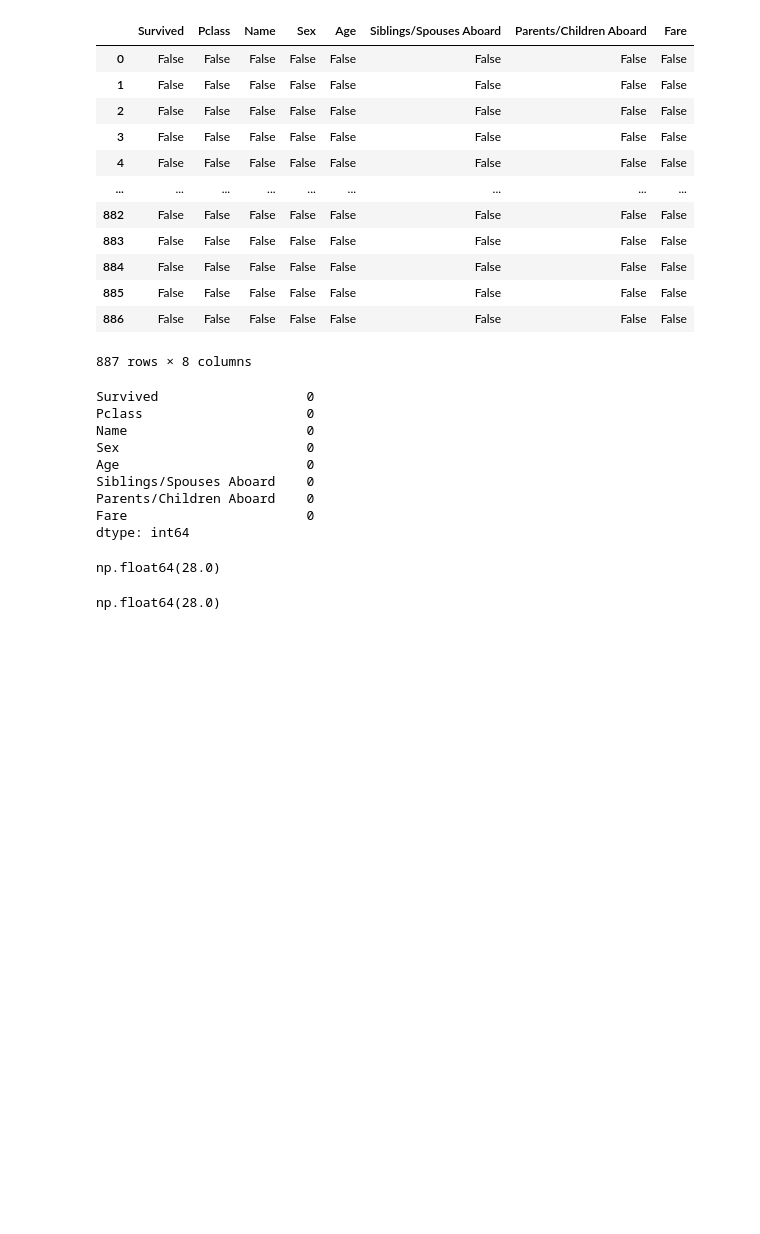
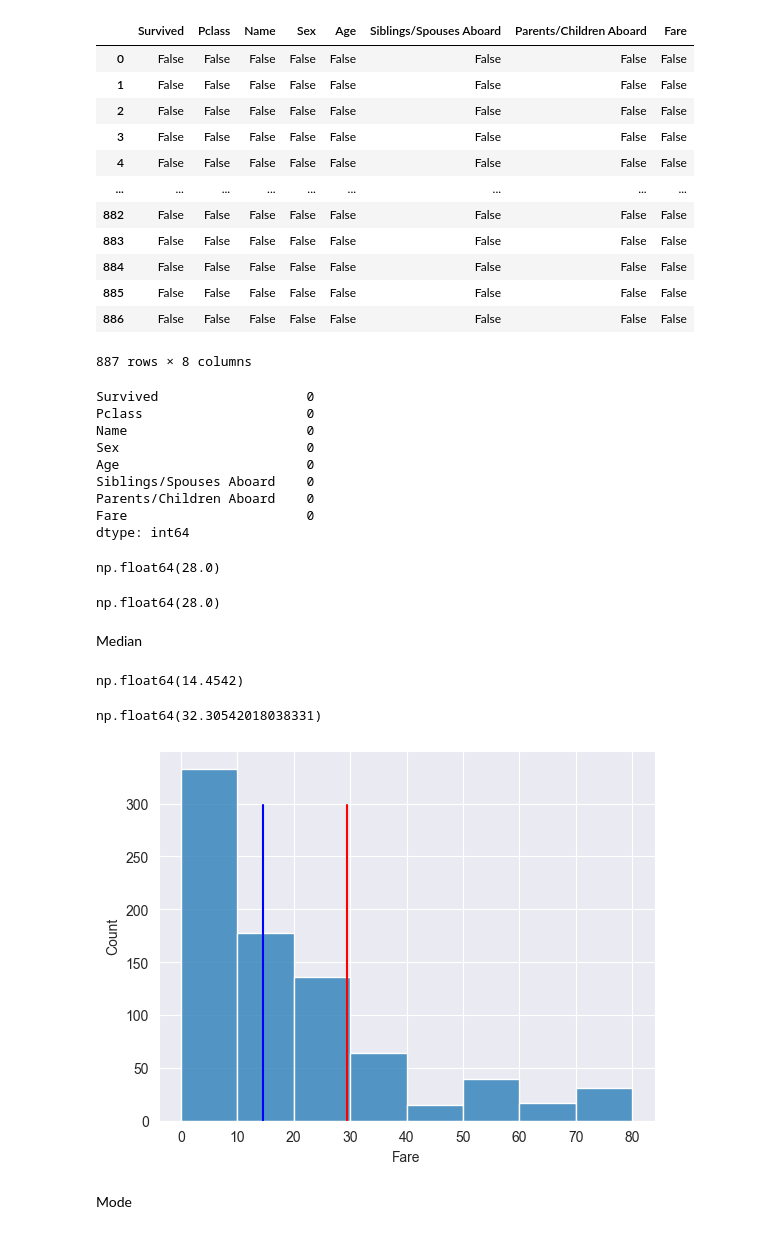
Before and after one commit to apurbaxx/learning-ds, a Jupyter notebook: 1. Measures of Central Tendency.ipynb, the cells around one changed output. Drawn from its saved outputs; the diff is of its cells as text; code cells hidden in the pictures; blank space fills up the shorter version.

```diff
--- a/1. Measures of Central Tendency.ipynb
+++ b/1. Measures of Central Tendency.ipynb
@@ -84,3 +84,11 @@ np.float64(28.0)
 import numpy as np
 import matplotlib.pyplot as plt
 import pandas as pd
+# %% [markdown]
+Median
+# %%
+md = dataset["Fare"].median()
+# %%
+md
+# %% [output]
+np.float64(14.4542)
@@ -86,0 +97,13 @@ import pandas as pd
+# %%
+mnFare
+# %% [output]
+np.float64(32.30542018038331)
+# %%
+sns.histplot(x="Fare", data=dataset, bins=[i for i in range(0, 81, 10)])
+plt.plot([mn for i in range(0,300)], [i for i in range(0,300)], color="red")
+plt.plot([md for i in range(0, 300)], [i for i in range(0, 300)], color="blue")
+plt.show()
+# %% [output]
+[figure, added]
+# %% [markdown]
+Mode
```
Also changed, not shown: parts of 7 cells of this notebook, 1 other file.
